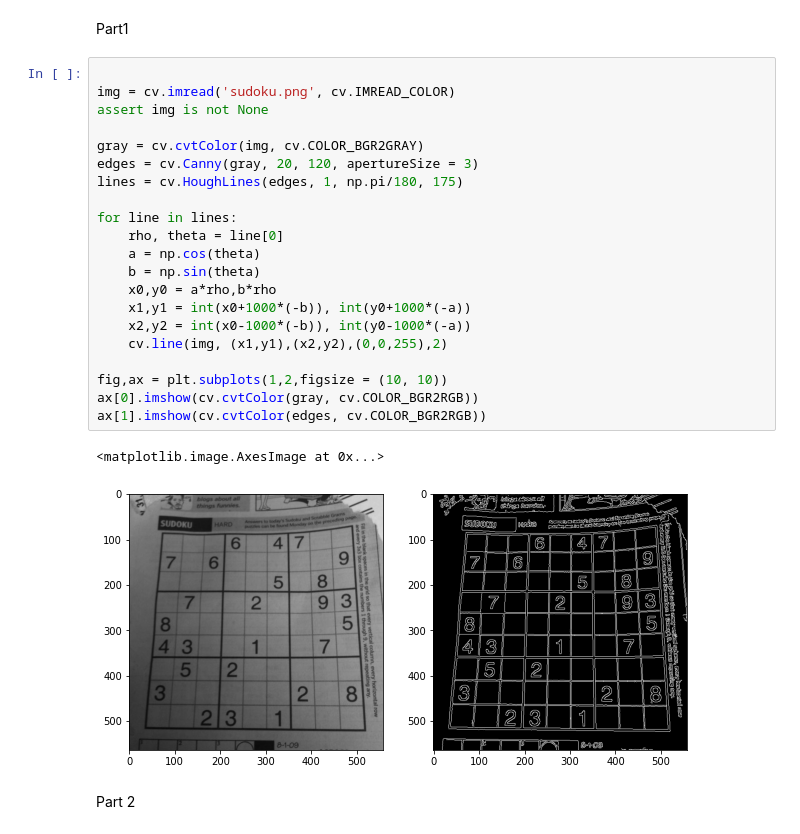
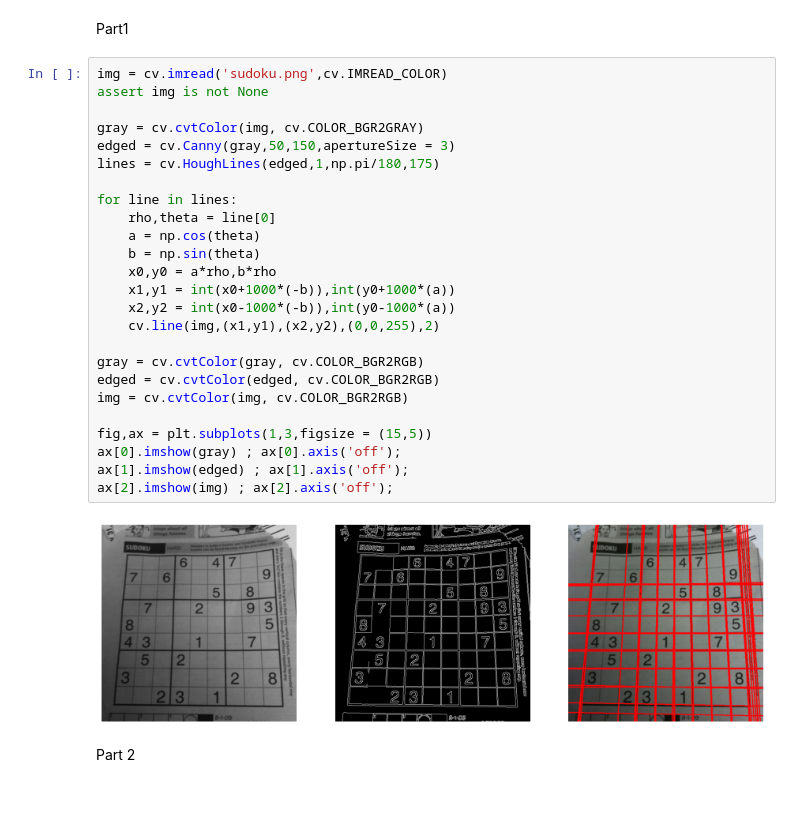
Before and after one commit to SenuriMR/EN2550---Fundamentals-of-Image-Processing-and-Machine-Vision, a Jupyter notebook: Exercise 06/Exercise_06.ipynb, the cells around one changed output. Cells and saved outputs as stored; diff of their text form; blank space fills up the shorter version.

```diff
--- a/Exercise 06/Exercise_06.ipynb
+++ b/Exercise 06/Exercise_06.ipynb
@@ -13,29 +13,32 @@ Hough Transform
 # %% [markdown]
 Part1
 # %%
-
-img = cv.imread('sudoku.png', cv.IMREAD_COLOR)
+img = cv.imread('sudoku.png',cv.IMREAD_COLOR)
 assert img is not None
 
 gray = cv.cvtColor(img, cv.COLOR_BGR2GRAY)
-edges = cv.Canny(gray, 20, 120, apertureSize = 3)
-lines = cv.HoughLines(edges, 1, np.pi/180, 175)
+edged = cv.Canny(gray,50,150,apertureSize = 3)
+lines = cv.HoughLines(edged,1,np.pi/180,175)
 
 for line in lines:
-    rho, theta = line[0]
+    rho,theta = line[0]
     a = np.cos(theta)
     b = np.sin(theta)
     x0,y0 = a*rho,b*rho
-    x1,y1 = int(x0+1000*(-b)), int(y0+1000*(-a))
-    x2,y2 = int(x0-1000*(-b)), int(y0-1000*(-a))
-    cv.line(img, (x1,y1),(x2,y2),(0,0,255),2)
+    x1,y1 = int(x0+1000*(-b)),int(y0+1000*(a))
+    x2,y2 = int(x0-1000*(-b)),int(y0-1000*(a))
+    cv.line(img,(x1,y1),(x2,y2),(0,0,255),2)
 
-fig,ax = plt.subplots(1,2,figsize = (10, 10))
-ax[0].imshow(cv.cvtColor(gray, cv.COLOR_BGR2RGB))
-ax[1].imshow(cv.cvtColor(edges, cv.COLOR_BGR2RGB))
+gray = cv.cvtColor(gray, cv.COLOR_BGR2RGB)
+edged = cv.cvtColor(edged, cv.COLOR_BGR2RGB)
+img = cv.cvtColor(img, cv.COLOR_BGR2RGB)
+
+fig,ax = plt.subplots(1,3,figsize = (15,5))
+ax[0].imshow(gray) ; ax[0].axis('off');
+ax[1].imshow(edged) ; ax[1].axis('off');
+ax[2].imshow(img) ; ax[2].axis('off');
 # %% [output]
-<matplotlib.image.AxesImage at 0x...>
-[figure, old version]
+[figure, new version]
 # %% [markdown]
 Part 2
 # %%
```
Also changed, not shown: 24 other files.
